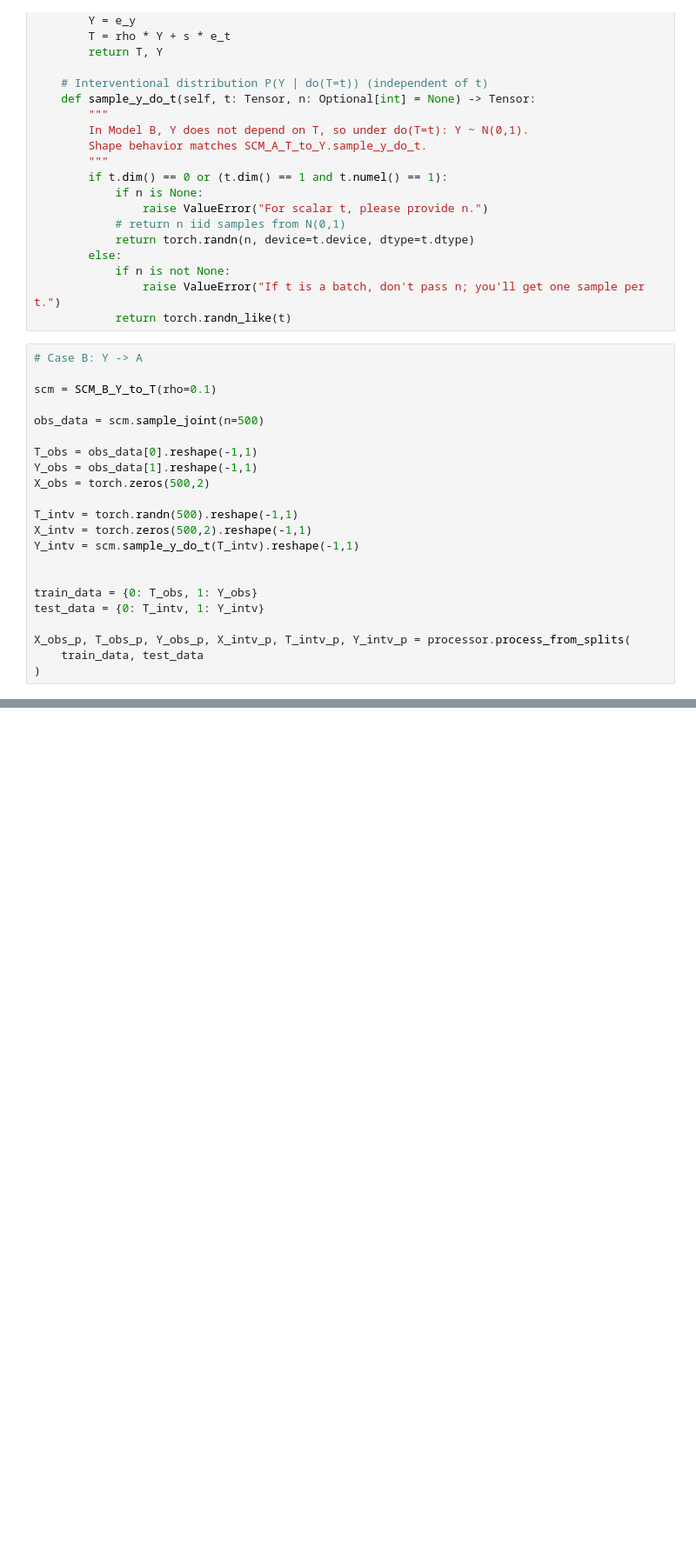
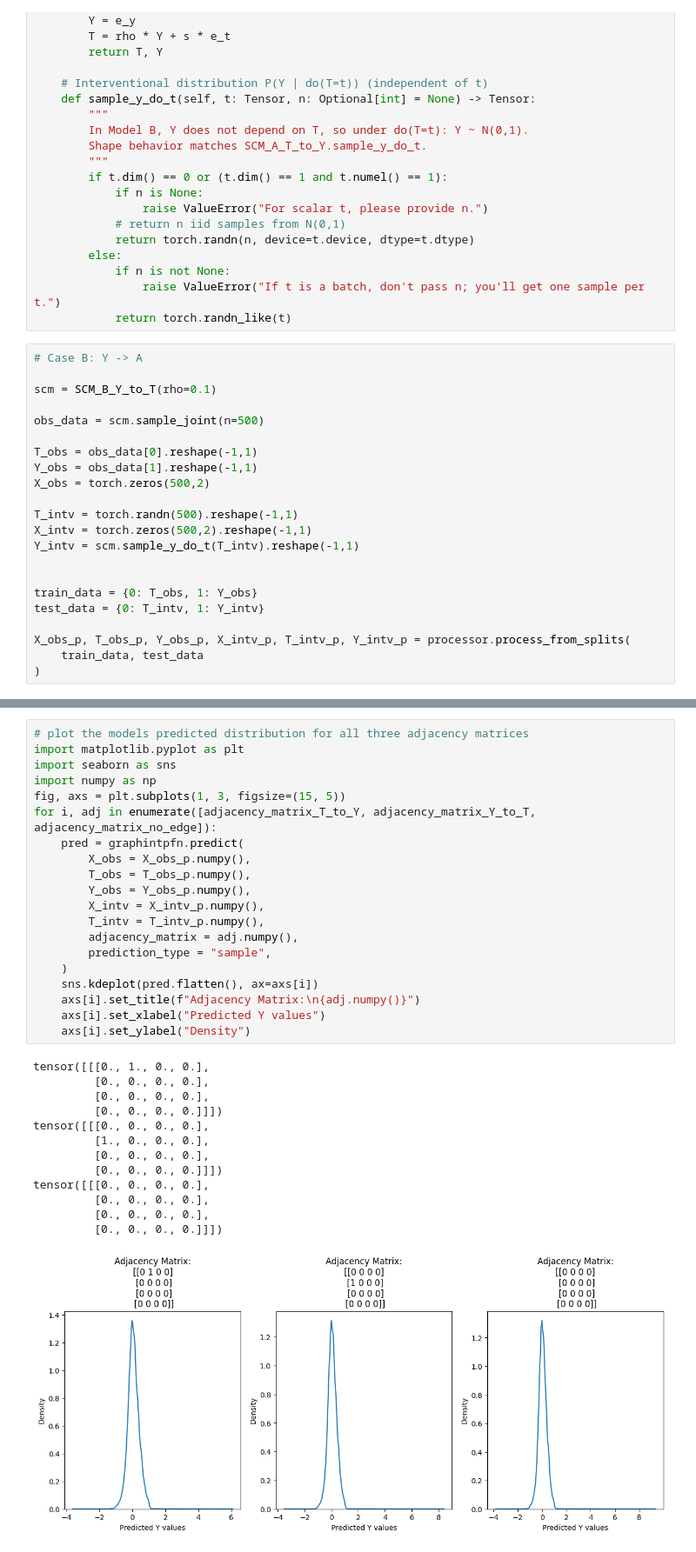
Before and after one commit to elidub/Graphs4CausalFoundationModels, a Jupyter notebook: experiments/Graphconditioning/Bivariate.ipynb, the cells around one changed output, grey strips where cells are left out. Shown at 87% size. Drawn from its saved outputs; the diff is of its cells as text; blank space fills up the shorter version.

```diff
--- a/experiments/Graphconditioning/Bivariate.ipynb
+++ b/experiments/Graphconditioning/Bivariate.ipynb
@@ -283,0 +296,34 @@ array([-0.12051354, -0.12051354, -0.12051354, -0.12051354, -0.12051354,
+# %%
+# plot the models predicted distribution for all three adjacency matrices
+import matplotlib.pyplot as plt
+import seaborn as sns
+import numpy as np
+fig, axs = plt.subplots(1, 3, figsize=(15, 5))
+for i, adj in enumerate([adjacency_matrix_T_to_Y, adjacency_matrix_Y_to_T, adjacency_matrix_no_edge]):
+    pred = graphintpfn.predict(
+        X_obs = X_obs_p.numpy(),
+        T_obs = T_obs_p.numpy(),
+        Y_obs = Y_obs_p.numpy(),
+        X_intv = X_intv_p.numpy(),
+        T_intv = T_intv_p.numpy(),
+        adjacency_matrix = adj.numpy(),
+        prediction_type = "sample",
+    )
+    sns.kdeplot(pred.flatten(), ax=axs[i])
+    axs[i].set_title(f"Adjacency Matrix:\n{adj.numpy()}")
+    axs[i].set_xlabel("Predicted Y values")
+    axs[i].set_ylabel("Density")
+# %% [output]
+tensor([[[0., 1., 0., 0.],
+         [0., 0., 0., 0.],
+         [0., 0., 0., 0.],
+         [0., 0., 0., 0.]]])
+tensor([[[0., 0., 0., 0.],
+         [1., 0., 0., 0.],
+         [0., 0., 0., 0.],
+         [0., 0., 0., 0.]]])
+tensor([[[0., 0., 0., 0.],
+         [0., 0., 0., 0.],
+         [0., 0., 0., 0.],
+         [0., 0., 0., 0.]]])
+[figure, added]
```
Also changed, not shown: parts of 4 cells of this notebook.
